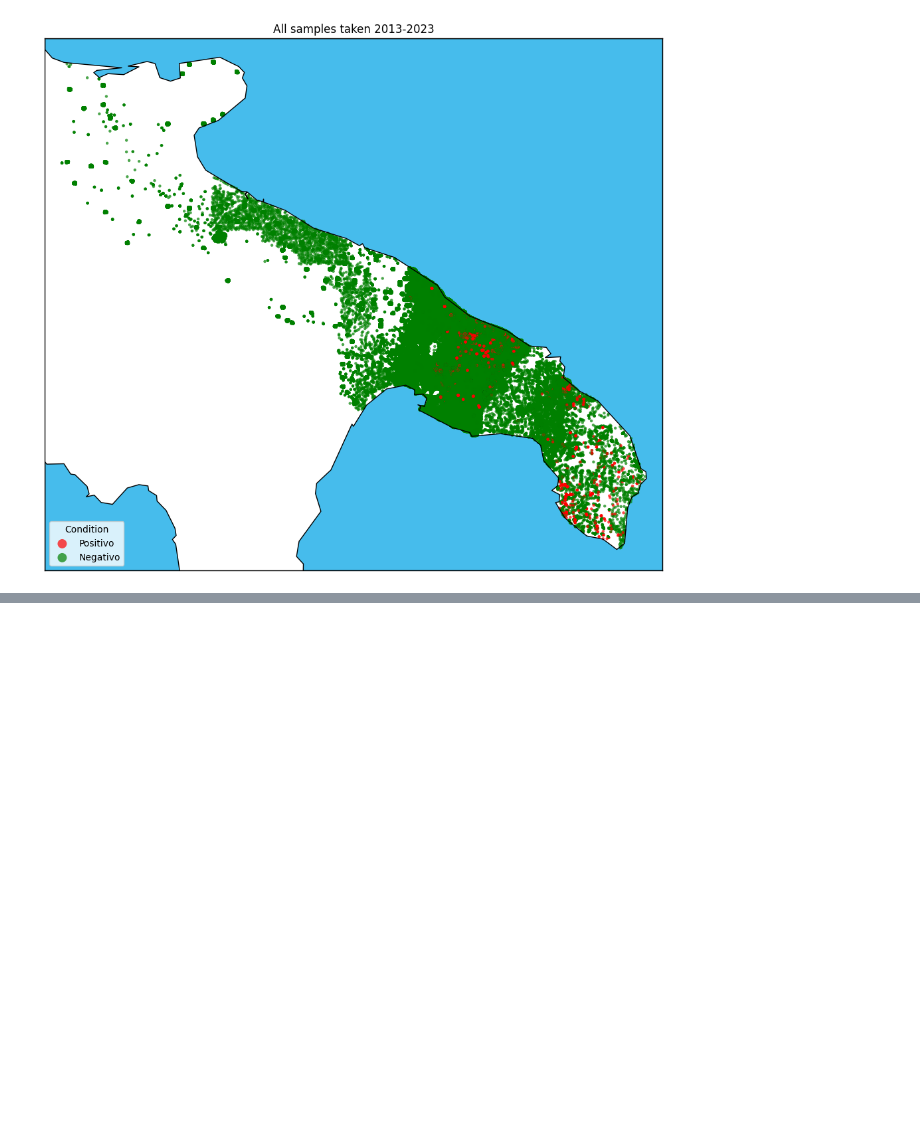
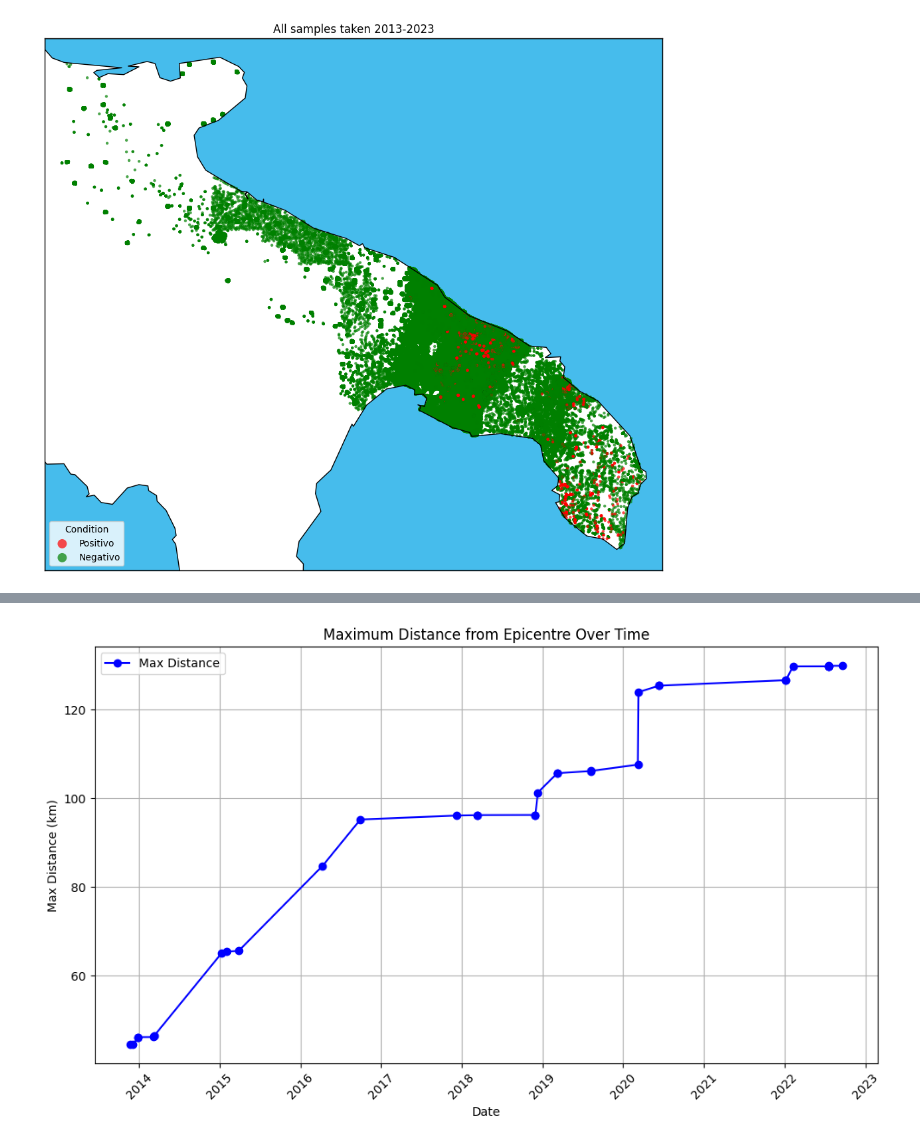
Before and after one commit to LeonMengoni/Xylella-Fastidiosa, a Jupyter notebook: Monitoring.ipynb, the cells around one changed output, grey strips where cells are left out. Saved outputs shown, nothing was run; the diff lists cells and outputs as text; code cells hidden in the pictures; blank space fills up the shorter version.

Commit message:
Determined epidemic epicentre

```diff
--- a/Monitoring.ipynb
+++ b/Monitoring.ipynb
@@ -107,0 +226,41 @@ plt.show()
+# %%
+# CALCULATE EVOLUTION OF MAX DISTANCE FROM EPICENTRE OF EPIDEMIC
+# Determine epicentre coordinates arbitrarily: average of first cases (2013)
+first_cases = gallipoli[gallipoli['DATA_RILEVAMENTO'].dt.year == 2013]
+epicentre = {'lat': np.mean(first_cases['LATITUDINE']), 'lon': np.mean(first_cases['LONGITUDINE'])}
+epicentre_point = (epicentre['lat'], epicentre['lon'])
+
+# Evaluate distance from epicentre
+positives['DISTANCE'] = positives.apply(lambda row: distance.distance(epicentre_point, (row['LATITUDINE'], row['LONGITUDINE'])).km, axis=1)
+
+# Evaluate max distance evolution
+dates = []
+max_distances = []
+
+max_distance_so_far = 0.0
+
+# Iterate over rows in the DataFrame
+for index, row in positives.iterrows():
+    # point = (row['LATITUDINE'], row['LONGITUDINE'])
+    dist = row['DISTANCE']
+
+    # Update maximum distance encountered so far
+    if dist > max_distance_so_far:
+        max_distance_so_far = dist
+        dates.append(row['DATA_RILEVAMENTO'])
+        max_distances.append(max_distance_so_far)
+# %%
+# PLOT DATES AND MAX DISTANCES
+
+plt.figure(figsize=(10, 6))
+plt.plot(dates, max_distances, marker='o', linestyle='-', color='b', label='Max Distance')
+plt.xticks(rotation=45)
+plt.xlabel('Date')
+plt.ylabel('Max Distance (km)')
+plt.title('Maximum Distance from Epicentre Over Time')
+plt.grid(True)
+plt.legend()
+plt.tight_layout()
+plt.show()
+# %% [output]
+[figure, added]
```
Also changed, not shown: parts of 17 cells of this notebook.
